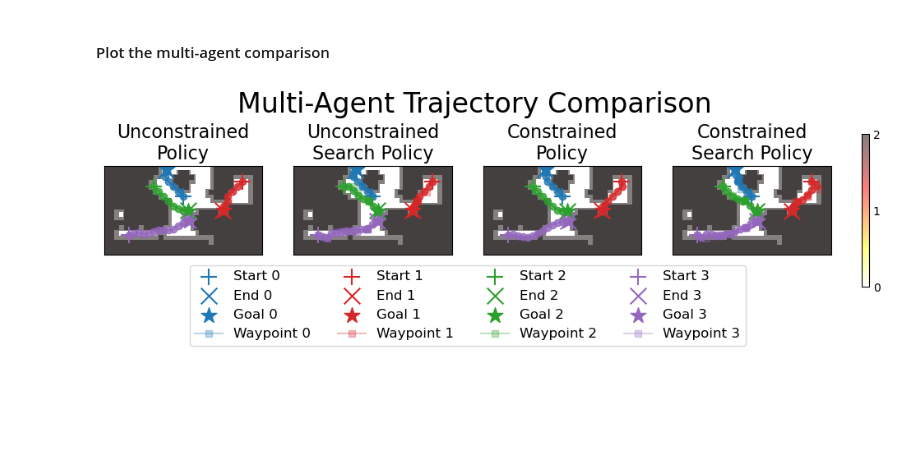
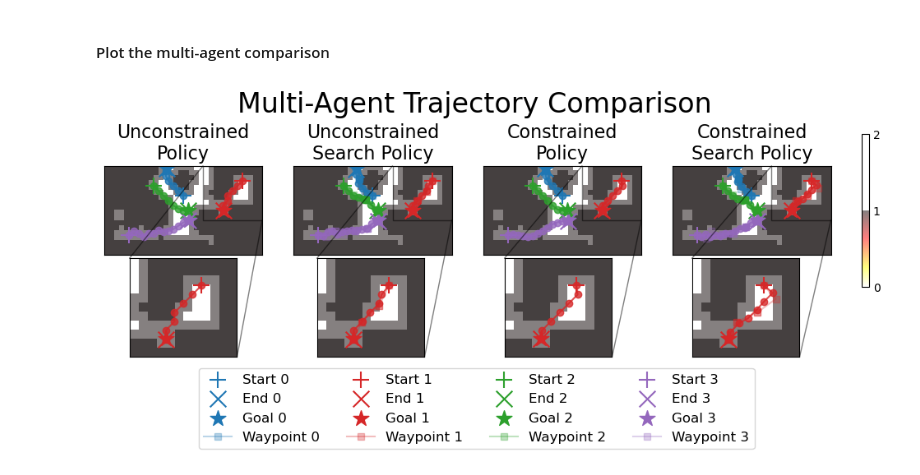
Before and after one commit to delay-planner/rb-visual-mapf, a Jupyter notebook: pud/plots/plot_habitat_illustration.ipynb, the cells around one changed output. Saved outputs shown, nothing was run; the diff lists cells and outputs as text; code cells hidden in the pictures; blank space fills up the shorter version.

```diff
--- a/pud/plots/plot_habitat_illustration.ipynb
+++ b/pud/plots/plot_habitat_illustration.ipynb
@@ -222,6 +223,8 @@ start, goal, constrained_search_observations, constrained_search_waypoints, _, _
 height, width = 1.0, 1.0
 normalization_factor = np.array([height, width])
 
+start_image = start[1]
+goal_image = goal[1]
 start = start[0] / normalization_factor
 goal = goal[0] / normalization_factor
 
@@ -230,16 +233,19 @@ unconstrained_search_observations = np.array([obs[0] / normalization_factor for
 unconstrained_search_waypoints = np.array([wp[0] / normalization_factor for wp in unconstrained_search_waypoints])
 
 constrained_observations = np.array([obs[0] / normalization_factor for obs in constrained_observations])
+
+constrained_search_image_observations = np.array([obs[1] for obs in constrained_search_observations])
+constrained_search_image_waypoints = np.array([wp[1].cpu() for wp in constrained_search_waypoints])
 constrained_search_observations = np.array([obs[0] / normalization_factor for obs in constrained_search_observations])
 constrained_search_waypoints = np.array([wp[0] / normalization_factor for wp in constrained_search_waypoints])
 # %%
 fig, axs = plt.subplots(1, 4, figsize=(12, 3))
 height, width = eval_env.get_map_height(), eval_env.get_map_width()
 
-print(np.where(eval_env.get_cost_map() == 1.0))
+cost_map = binary_dilation(eval_env.get_map() == 1, structure=np.ones((3,3)), iterations=1)
 for ax in axs:
     ax.imshow(eval_env.get_map()[:, ::-1].T, cmap="binary", interpolation="nearest", alpha=0.5, extent=[0, height, 0, width])
-    cmap = ax.imshow(eval_env.get_cost_map()[:, ::-1].T, cmap="hot_r", interpolation="nearest", alpha=0.5, extent=[0, height, 0, width])
+    cmap = ax.imshow(cost_map[:, ::-1].T, cmap="hot_r", interpolation="nearest", alpha=0.5, extent=[0, height, 0, width])
     ax.set_xticks([])
     ax.set_yticks([])
 
@@ -264,7 +270,7 @@ axs_3_inset = add_inset_axes(fig, axs[3], 3, eval_env, start, goal, constrained_
 axs[3].indicate_inset_zoom(axs_3_inset, edgecolor="black")
 
 cbar.set_label("Cost")
-plt.legend(loc="lower center", bbox_to_anchor=(-1.3, -0.5), ncol=4, fontsize=12)
+plt.legend(loc="lower center", bbox_to_anchor=(-2.0, -0.5), ncol=4, fontsize=12)
 _ = plt.suptitle("Single-Agent Trajectory Comparison", fontsize=20)
 plt.savefig("pud/plots/figures/paper/single_agent_habitatenv_comparison.svg", bbox_inches="tight")
 # %% [output]
@@ -289,7 +403,7 @@ start, goal, unconstrained_observations, _, _, _ = Collector.get_trajectories(ag
 eval_env.duration = 300  # type: ignore
 eval_env.set_pbs(pb_list=problems.copy())  # type: ignore
 
-ma_search_policy = VisualMultiAgentSearchPolicy(agent, (rb_vec_grid, rb_vec_visual), n_agents, pdist=pdist, open_loop=True, max_search_steps=3, no_waypoint_hopping=True)
+ma_search_policy = VisualMultiAgentSearchPolicy(agent, (rb_vec_grid, rb_vec_visual), n_agents, pdist=unconstrained_pdist, open_loop=True, max_search_steps=3, no_waypoint_hopping=True)
 start, goal, unconstrained_search_observations, unconstrained_search_waypoints, _, _ = Collector.get_trajectories(ma_search_policy, eval_env, n_agents, habitat=True, input_starts=start, input_goals=goal)
 # %% [markdown]
 ### Constrained Low-Level Policy
@@ -310,7 +424,7 @@ eval_env.set_pbs(pb_list=problems.copy())  # type: ignore
 
 config.agent_cost_kwargs.cost_limit = 5.0
 
-constrained_ma_search_policy = VisualConstrainedMultiAgentSearchPolicy(agent, (rb_vec_grid, rb_vec_visual), n_agents, pdist=pdist, pcost=pcost, open_loop=True, no_waypoint_hopping=True, max_search_steps=3, max_cost_limit=config.agent_cost_kwargs.cost_limit)
+constrained_ma_search_policy = VisualConstrainedMultiAgentSearchPolicy(agent, (rb_vec_grid, rb_vec_visual), n_agents, pdist=constrained_pdist, pcost=unconstrained_pcost, open_loop=True, no_waypoint_hopping=True, max_search_steps=3, max_cost_limit=config.agent_cost_kwargs.cost_limit, ckpts={"unconstrained": unconstrained_ckpt_file, "constrained": constrained_ckpt_file})
 start, goal, constrained_search_observations, constrained_search_waypoints, _, _ = ConstrainedCollector.get_trajectories(constrained_ma_search_policy, eval_env, n_agents, habitat=True)
 # %% [markdown]
 #### Plot the multi-agent comparison
@@ -333,34 +447,50 @@ for agent_id in range(n_agents):
 fig, axs = plt.subplots(1, 4, figsize=(12, 3))
 height, width = eval_env.get_map_height(), eval_env.get_map_width()
 
+cost_map = binary_dilation(eval_env.get_map() == 1, structure=np.ones((3,3)), iterations=1)
 for ax in axs:
     ax.imshow(eval_env.get_map()[:, ::-1].T, cmap="binary", interpolation="nearest", alpha=0.5, extent=[0, height, 0, width])
-    cmap = ax.imshow(eval_env.get_cost_map()[:, ::-1].T, cmap="hot_r", interpolation="nearest", alpha=0.5, extent=[0, height, 0, width])
+    cmap = ax.imshow(cost_map[:, ::-1].T, cmap="hot_r", interpolation="nearest", alpha=0.5, extent=[0, height, 0, width])
     ax.set_xticks([])
     ax.set_yticks([])
     ax.set_aspect("equal", adjustable="box")
 
 cbar = plt.colorbar(cmap, ax=axs, orientation="vertical", fraction=0.01, pad=0.04)
 cbar.ax.tick_params(size=0)
 cbar.set_ticks([0, 1, 2])
 
 for agent_id in range(n_agents):
     agent_unconstrained_observations = np.array(unconstrained_observations[agent_id])
     agent_unconstrained_search_observations = np.array(unconstrained_search_observations[agent_id])
     agent_constrained_observations = np.array(constrained_observations[agent_id])
     agent_constrained_search_observations = np.array(constrained_search_observations[agent_id])
 
     agent_unconstrained_search_waypoints = np.array(unconstrained_search_waypoints[agent_id])
     agent_constrained_search_waypoints = np.array(constrained_search_waypoints[agent_id])
 
     axs[0] = plot_agent_paths(agent_id, start[agent_id], goal[agent_id], agent_unconstrained_observations, "Unconstrained\nPolicy", axs[0])
     axs[1] = plot_agent_paths(agent_id, start[agent_id], goal[agent_id], agent_unconstrained_search_observations, "Unconstrained\nSearch Policy", axs[1], wps=agent_unconstrained_search_waypoints)
     axs[2] = plot_agent_paths(agent_id, start[agent_id], goal[agent_id], agent_constrained_observations, "Constrained\nPolicy", axs[2])
     axs[3] = plot_agent_paths(agent_id, start[agent_id], goal[agent_id], agent_constrained_search_observations, "Constrained\nSearch Policy", axs[3], wps=agent_constrained_search_waypoints)
 
 
-plt.legend(loc="lower center", bbox_to_anchor=(-1.3, -1.1), ncol=4, fontsize=12)
+inset_agent_id = 1
+
+axs_0_inset = add_inset_axes(fig, axs[0], 0, eval_env, start[inset_agent_id], goal[inset_agent_id], np.array(unconstrained_observations[inset_agent_id]), agent_id=inset_agent_id, xlim=(20, 32), ylim=(7, 18))
+axs[0].indicate_inset_zoom(axs_0_inset, edgecolor="black")
+
+axs_1_inset = add_inset_axes(fig, axs[1], 1, eval_env, start[inset_agent_id], goal[inset_agent_id], np.array(unconstrained_search_observations[inset_agent_id]), agent_id=inset_agent_id, wps=np.array(unconstrained_search_waypoints[inset_agent_id]), xlim=(20, 32), ylim=(7, 18))
+axs[1].indicate_inset_zoom(axs_1_inset, edgecolor="black")
+
+axs_2_inset = add_inset_axes(fig, axs[2], 2, eval_env, start[inset_agent_id], goal[inset_agent_id], np.array(constrained_observations[inset_agent_id]), agent_id=inset_agent_id, xlim=(20, 32), ylim=(7, 18))
+axs[2].indicate_inset_zoom(axs_2_inset, edgecolor="black")
+
+axs_3_inset = add_inset_axes(fig, axs[3], 3, eval_env, start[inset_agent_id], goal[inset_agent_id], np.array(constrained_search_observations[inset_agent_id]), wps=np.array(constrained_search_waypoints[inset_agent_id]), agent_id=inset_agent_id, xlim=(20, 32), ylim=(7, 18))
+axs[3].indicate_inset_zoom(axs_3_inset, edgecolor="black")
+
+handles, labels = axs[1].get_legend_handles_labels()
+plt.legend(handles=handles, labels=labels, loc="lower center", bbox_to_anchor=(-2.0, -1.0), ncol=4, fontsize=12)
 _ = plt.suptitle("Multi-Agent Trajectory Comparison", fontsize=24)
 plt.savefig("pud/plots/figures/paper/multi_agent_habitatenv_comparison.svg", bbox_inches="tight")
 # %% [output]
-[figure, old version]
+[figure, new version]
```
Also changed, not shown: parts of 12 cells of this notebook, 3 other files.
